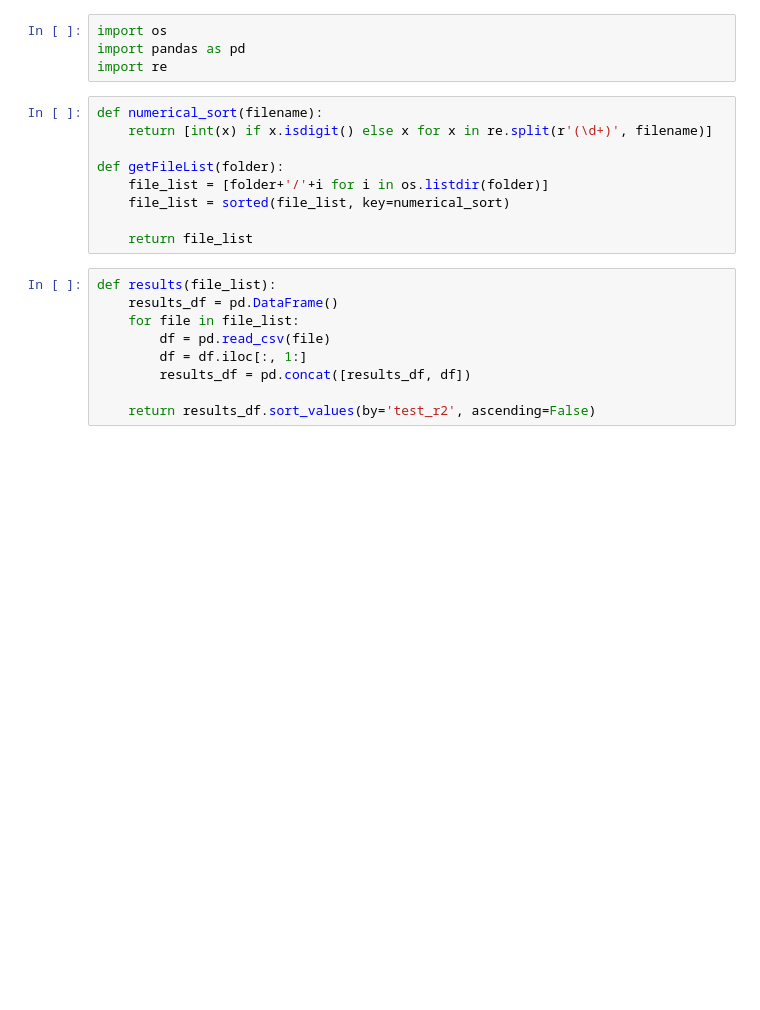
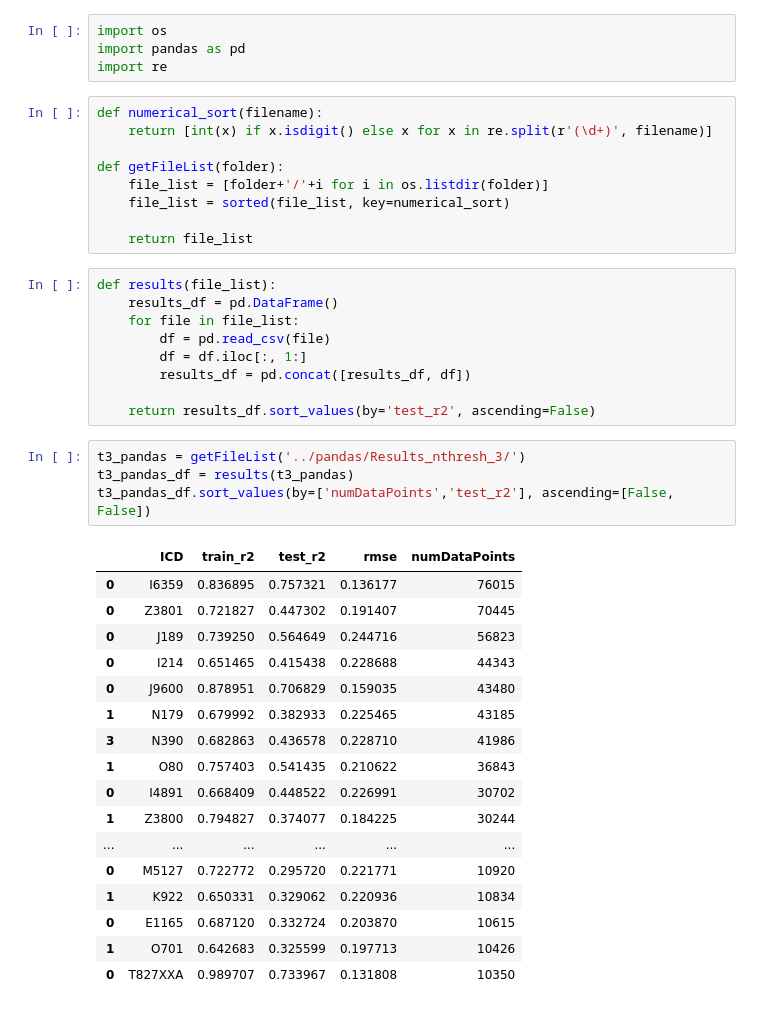
Before and after one commit to mi3nts/environmentalSocialHealth, a Jupyter notebook: notebooks/interpretResults.ipynb, the cells around one changed output. Cells and saved outputs as stored; diff of their text form; blank space fills up the shorter version.

```diff
--- a/notebooks/interpretResults.ipynb
+++ b/notebooks/interpretResults.ipynb
@@ -20,4 +20,26 @@ def results(file_list):
         results_df = pd.concat([results_df, df])
 
     return results_df.sort_values(by='test_r2', ascending=False)
+# %%
+t3_pandas = getFileList('../pandas/Results_nthresh_3/')
+t3_pandas_df = results(t3_pandas)
+t3_pandas_df.sort_values(by=['numDataPoints','test_r2'], ascending=[False, False])
+# %% [output]
+|  | ICD | train_r2 | test_r2 | rmse | numDataPoints |
+| 0 | I6359 | 0.836895 | 0.757321 | 0.136177 | 76015 |
+| 0 | Z3801 | 0.721827 | 0.447302 | 0.191407 | 70445 |
+| 0 | J189 | 0.739250 | 0.564649 | 0.244716 | 56823 |
+| 0 | I214 | 0.651465 | 0.415438 | 0.228688 | 44343 |
+| 0 | J9600 | 0.878951 | 0.706829 | 0.159035 | 43480 |
+| 1 | N179 | 0.679992 | 0.382933 | 0.225465 | 43185 |
+| 3 | N390 | 0.682863 | 0.436578 | 0.228710 | 41986 |
+| 1 | O80 | 0.757403 | 0.541435 | 0.210622 | 36843 |
+| 0 | I4891 | 0.668409 | 0.448522 | 0.226991 | 30702 |
+| 1 | Z3800 | 0.794827 | 0.374077 | 0.184225 | 30244 |
+| ... | ... | ... | ... | ... | ... |
+| 0 | M5127 | 0.722772 | 0.295720 | 0.221771 | 10920 |
+| 1 | K922 | 0.650331 | 0.329062 | 0.220936 | 10834 |
+| 0 | E1165 | 0.687120 | 0.332724 | 0.203870 | 10615 |
+| 1 | O701 | 0.642683 | 0.325599 | 0.197713 | 10426 |
+| 0 | T827XXA | 0.989707 | 0.733967 | 0.131808 | 10350 |
 # %%
```
Also changed, not shown: parts of 3 cells of this notebook, 3 other files.
